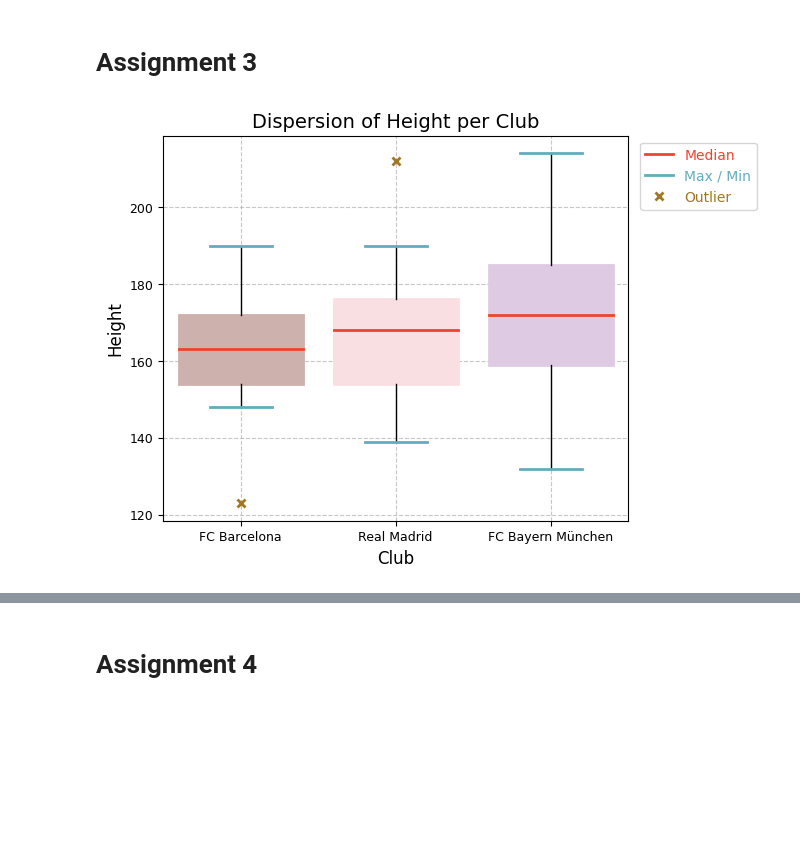
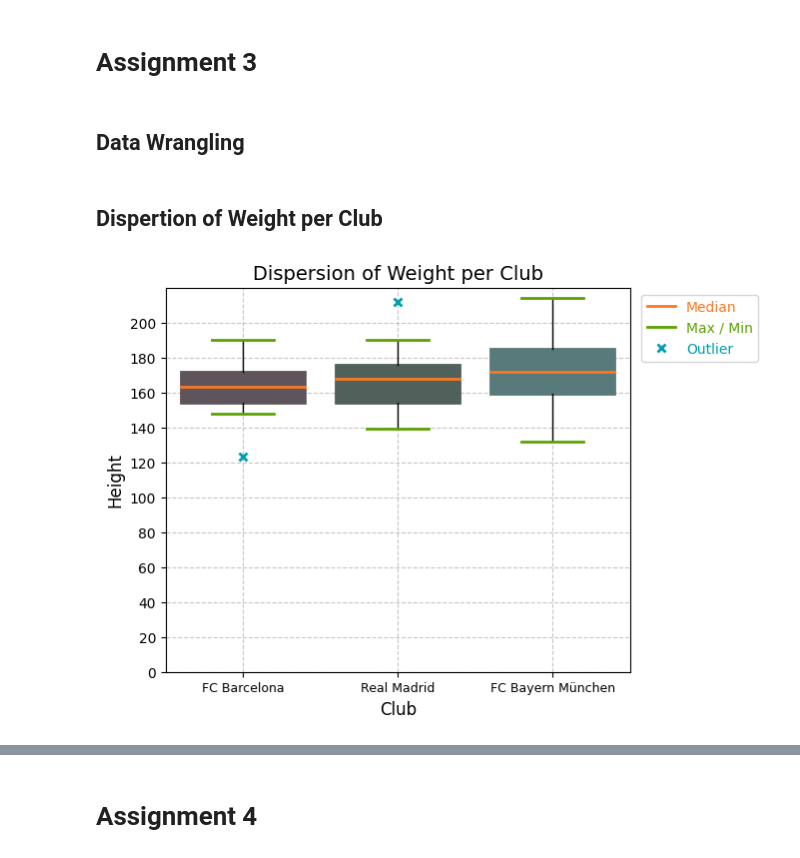
Before and after one commit to mukoubuchi/kaggle, a Jupyter notebook: dataviz-badging-practical-examination.ipynb, the cells around one changed output, grey strips where cells are left out. Saved outputs shown, nothing was run; the diff lists cells and outputs as text; code cells hidden in the pictures; blank space fills up the shorter version.

Commit message:
Kaggle Notebook | DataViz Badging Practical Examination | Version 13

```diff
--- a/dataviz-badging-practical-examination.ipynb
+++ b/dataviz-badging-practical-examination.ipynb
@@ -144,3 +144,5 @@ plt.show()
 [figure]
 # %% [markdown]
 # Assignment 3
+# %% [markdown]
+## Data Wrangling
@@ -147,26 +160,14 @@ plt.show()
+# %% [markdown]
+## Dispertion of Weight per Club
 # %%
-import seaborn as sns
-
-df_tmp = df[['Club', 'Weight', 'Height']]
-df_tmp = df_tmp.query('Club in ["FC Barcelona", "Real Madrid", "FC Bayern München"]')
-df_tmp = df_tmp.dropna(subset=['Club', 'Weight', 'Height']).reset_index(drop=True)
-
-# Data wrangling
-# Remove 'lbs' suffix from the Weight column and convert to numeric
-df_tmp['Weight'] = df_tmp['Weight'].str.replace('lbs', '').astype(int)
-
-# Convert height from feet and inches to inches
-df_tmp['Height'] = df_tmp['Height'].apply(lambda x: int(x.split('\'')[0]) * 12 + int(x.split('\'')[1]))
-
-# Making data per team
+# Making data of weight per team
 df_bar_w = df_tmp.query('Club in ["FC Barcelona"]')['Weight']
 df_rea_w = df_tmp.query('Club in ["Real Madrid"]')['Weight']
 df_bay_w = df_tmp.query('Club in ["FC Bayern München"]')['Weight']
-df_bar_h = df_tmp.query('Club in ["FC Barcelona"]')['Height']
 
 # Define colors
-bxcolor = ['#CDB1AD', '#FADFE2', '#DECBE3']
-lncolor = ['#EE442F', '#63ACBE', '#A17724']
+bxcolor = ['#5E545C', '#50605A', '#597A7A']
+lncolor = ['#FF7820', '#5ba300', '#009EB0']
 
 # Create boxplots
 plt.figure(figsize=(6, 5))
@@ -174,33 +175,34 @@ bp = plt.boxplot([df_bar_w, df_rea_w, df_bay_w],
             labels=['FC Barcelona', 'Real Madrid', 'FC Bayern München'],
             widths=(0.8, 0.8, 0.8),
             patch_artist=True,
             flierprops=dict(marker='x', markeredgecolor=lncolor[2], markeredgewidth=2)
            )
 
 # Set box colors
 for b, c in zip(bp['boxes'], bxcolor):
     b.set(color=c, linewidth=2) # outline
     b.set_facecolor(c) # body
 
 # Set line colors
 [b.set(color=lncolor[0], linewidth=2) for b in bp['medians']]
 [b.set(color=lncolor[1], linewidth=2) for b in bp['caps']]
 [b.set(color=lncolor[2], linewidth=2) for b in bp['fliers']]
 
 lines = [bp['medians'][0], bp['caps'][0], bp['fliers'][0]]
 
 # Create legend
 legend_labels = ['Median', 'Max / Min', 'Outlier']
 plt.legend(lines, legend_labels, labelcolor='markeredgecolor', bbox_to_anchor=(1.01, 1), loc='upper left')
 
 # Add grid and labels
 plt.grid(True, linestyle='--', alpha=0.7)
-plt.title('Dispersion of Height per Club', fontsize=14)
+plt.title('Dispersion of Weight per Club', fontsize=14)
 plt.xlabel('Club', fontsize=12)
 plt.ylabel('Height', fontsize=12)
 plt.xticks(fontsize=9)
-plt.yticks(fontsize=9)
+plt.yticks(np.arange(0, 220, 20))  # Start Y-axis from 0
+plt.ylim(0, 220)  # Set Y-axis limits
 
 plt.show()
 # %% [output]
-[figure, old version]
+[figure, new version]
```
Also changed, not shown: parts of 6 cells of this notebook.
